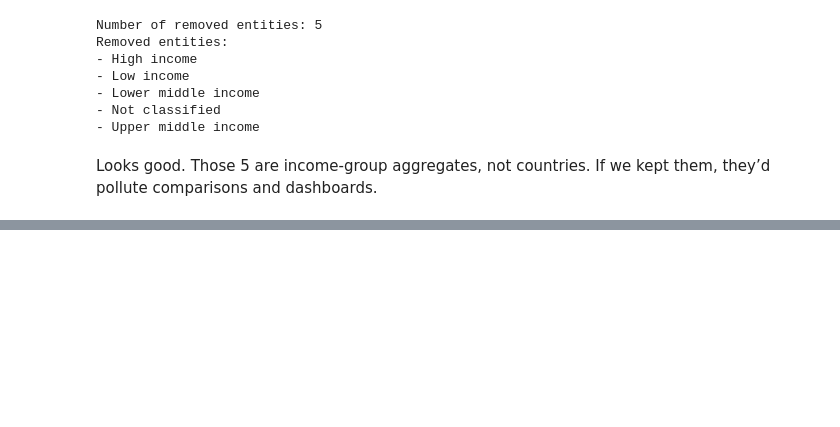
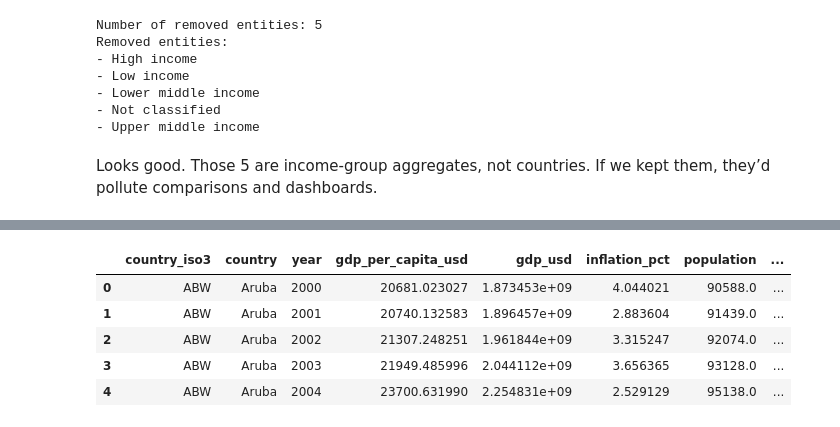
Before and after one commit to gloppypop/world-bank-data-mart-powerbi, a Jupyter notebook: notebooks/01_download_worldbank.ipynb, the cells around one changed output, grey strips where cells are left out. Drawn from its saved outputs; the diff is of its cells as text; code cells hidden in the pictures; blank space fills up the shorter version.

```diff
--- a/notebooks/01_download_worldbank.ipynb
+++ b/notebooks/01_download_worldbank.ipynb
@@ -362,0 +378,22 @@ Looks good. Those 5 are income-group aggregates, not countries. If we kept them,
+# %%
+# Step 9A: Count missing values in the indicator value column
+
+# Count how many rows have value == NaN (missing)
+missing_value_rows = clean["value"].isna().sum()
+
+# Print the missing count and total size BEFORE dropping
+print("Rows with missing 'value' BEFORE dropping:", missing_value_rows)
+print("Total rows BEFORE dropping:", len(clean))
+
+
+# Step 9B: Drop rows where the indicator value is missing
+
+# We only drop rows where "value" is missing.
+# We keep the rest of the row structure (country, year, indicator info).
+clean_nonnull = clean.dropna(subset=["value"]).copy()
+
+# Print the size AFTER dropping
+print("Total rows AFTER dropping:", len(clean_nonnull))
+
+# Calculate and show how many rows were removed
+print("Rows removed:", len(clean) - len(clean_nonnull))
@@ -362,0 +468,30 @@ Looks good. Those 5 are income-group aggregates, not countries. If we kept them,
+# %%
+# Step 11A: Pivot the dataset from long format to wide format
+
+# Use pandas pivot_table:
+# index = columns that define a unique row (country + year)
+# columns = indicator_name (these will become new columns)
+# values = numeric values to fill into those new columns
+# aggfunc = "first" because each country-year-indicator should be unique
+wide = clean_nonnull.pivot_table(
+    index=["country_iso3", "country", "year"],
+    columns="indicator_name",
+    values="value",
+    aggfunc="first"
+).reset_index()
+
+# After pivoting, indicator names become column headers.
+# Resetting index turns country/year back into normal columns.
+
+# Remove the column name grouping label that pandas adds
+wide.columns.name = None
+
+# Show first few rows
+wide.head()
+# %% [output]
+|  | country_iso3 | country | year | gdp_per_capita_usd | gdp_usd | inflation_pct | population | ... |
+| 0 | ABW | Aruba | 2000 | 20681.023027 | 1.873453e+09 | 4.044021 | 90588.0 | ... |
+| 1 | ABW | Aruba | 2001 | 20740.132583 | 1.896457e+09 | 2.883604 | 91439.0 | ... |
+| 2 | ABW | Aruba | 2002 | 21307.248251 | 1.961844e+09 | 3.315247 | 92074.0 | ... |
+| 3 | ABW | Aruba | 2003 | 21949.485996 | 2.044112e+09 | 3.656365 | 93128.0 | ... |
+| 4 | ABW | Aruba | 2004 | 23700.631990 | 2.254831e+09 | 2.529129 | 95138.0 | ... |
```
Also changed, not shown: parts of 12 cells of this notebook.
